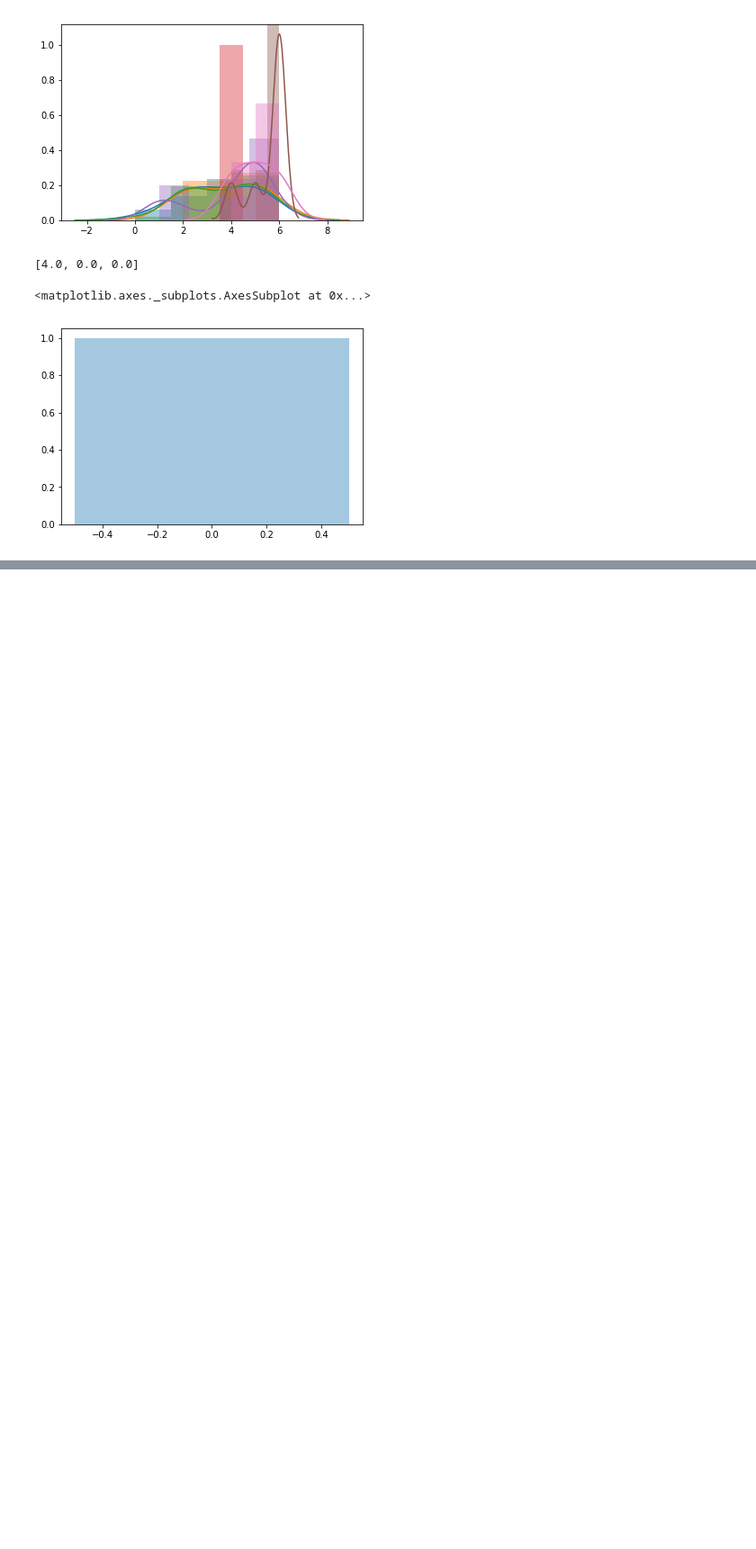
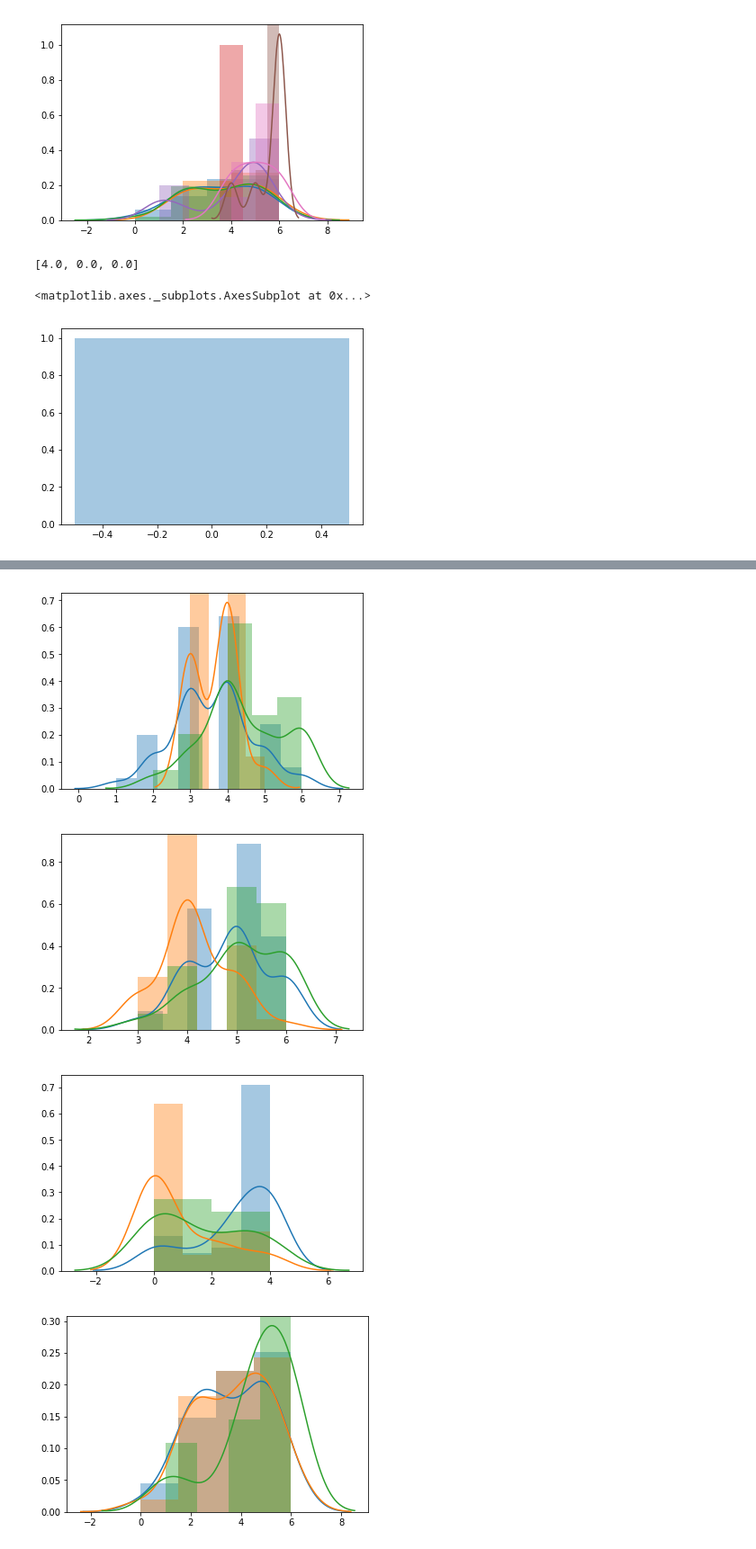
Before and after one commit to Didanny/EECE-499-Emotion-Recognition, a Jupyter notebook: Python Code/DTW Clustering/Dist_Matrix_Penalty_6Clusters.ipynb, the cells around one changed output, grey strips where cells are left out. Shown at 90% size. Saved outputs shown, nothing was run; the diff lists cells and outputs as text; code cells hidden in the pictures; blank space fills up the shorter version.

```diff
--- a/Python Code/DTW Clustering/Dist_Matrix_Penalty_6Clusters.ipynb
+++ b/Python Code/DTW Clustering/Dist_Matrix_Penalty_6Clusters.ipynb
@@ -441,0 +443,21 @@ sns.distplot(familiarity_clusters[3])
+# %%
+for i in range(n):
+    sns.distplot(arousal_clusters[i])
+plt.show()
+for i in range(n):
+    sns.distplot(engaging_clusters[i])
+plt.show()
+for i in range(n):
+    sns.distplot(familiarity_clusters[i])
+plt.show()
+for i in range(n):
+    sns.distplot(liking_clusters[i])
+plt.show()
+for i in range(n):
+    sns.distplot(valence_clusters[i])
+plt.show()
+# %% [output]
+[figure, added]
+[figure, added]
+[figure, added]
+[figure, added]
```
Also changed, not shown: parts of 51 cells of this notebook, 1 other file.
